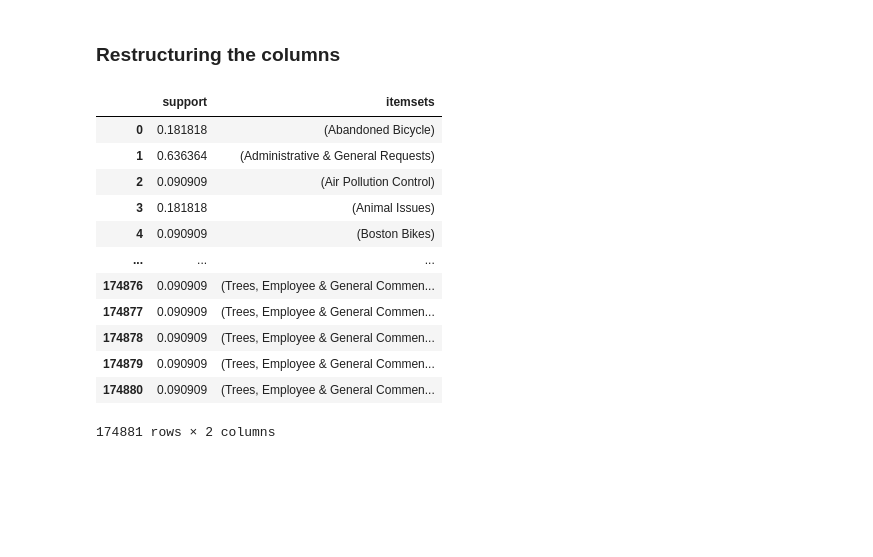
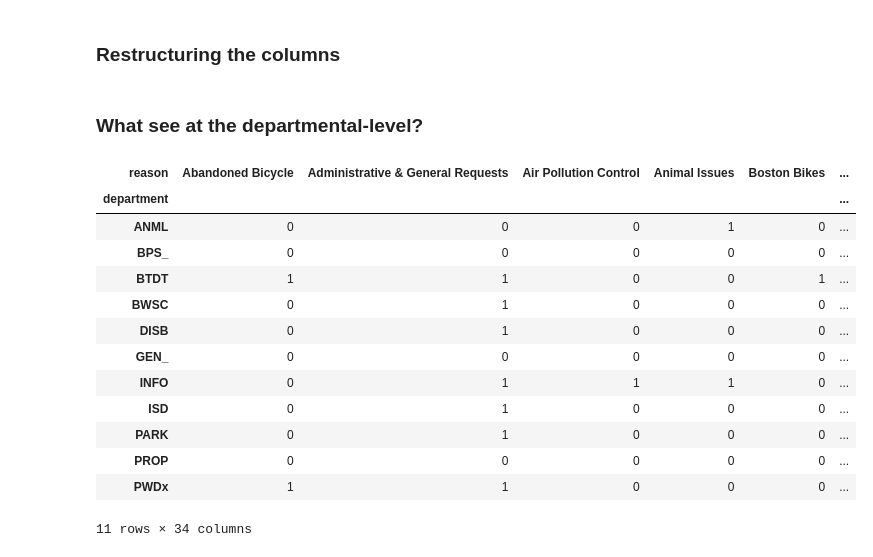
Before and after one commit to TheBharatha/Life-of-Py, a Jupyter notebook: Boston_Mayor/Boston_constituency.ipynb, the cells around one changed output. Cells and saved outputs as stored; diff of their text form; code cells hidden in the pictures; blank space fills up the shorter version.

```diff
--- a/Boston_Mayor/Boston_constituency.ipynb
+++ b/Boston_Mayor/Boston_constituency.ipynb
@@ -222,18 +222,3 @@ def cases(caseID):
 closeCase_collection =  closeCase.applymap(cases)
 
 frequent_cases = apriori(closeCase_collection, min_support = 0.01, use_colnames = True)
-frequent_cases
-# %% [output]
-|  | support | itemsets |
-| 0 | 0.181818 | (Abandoned Bicycle) |
-| 1 | 0.636364 | (Administrative & General Requests) |
-| 2 | 0.090909 | (Air Pollution Control) |
-| 3 | 0.181818 | (Animal Issues) |
-| 4 | 0.090909 | (Boston Bikes) |
-| ... | ... | ... |
-| 174876 | 0.090909 | (Trees, Employee & General Commen... |
-| 174877 | 0.090909 | (Trees, Employee & General Commen... |
-| 174878 | 0.090909 | (Trees, Employee & General Commen... |
-| 174879 | 0.090909 | (Trees, Employee & General Commen... |
-| 174880 | 0.090909 | (Trees, Employee & General Commen... |
-174881 rows × 2 columns
@@ -241,0 +225,19 @@ likely_conditions = association_rules(frequent_cases, metric = 'confidence', min
+# %% [markdown]
+### What see at the departmental-level?
+# %%
+closeCase_collection
+# %% [output]
+| reason | Abandoned Bicycle | Administrative & General Requests | Air Pollution Control | Animal Issues | Boston Bikes | ... |
+| department |  |  |  |  |  | ... |
+| ANML | 0 | 0 | 0 | 1 | 0 | ... |
+| BPS_ | 0 | 0 | 0 | 0 | 0 | ... |
+| BTDT | 1 | 1 | 0 | 0 | 1 | ... |
+| BWSC | 0 | 1 | 0 | 0 | 0 | ... |
+| DISB | 0 | 1 | 0 | 0 | 0 | ... |
+| GEN_ | 0 | 0 | 0 | 0 | 0 | ... |
+| INFO | 0 | 1 | 1 | 1 | 0 | ... |
+| ISD | 0 | 1 | 0 | 0 | 0 | ... |
+| PARK | 0 | 1 | 0 | 0 | 0 | ... |
+| PROP | 0 | 0 | 0 | 0 | 0 | ... |
+| PWDx | 1 | 1 | 0 | 0 | 0 | ... |
+11 rows × 34 columns
```
Also changed, not shown: parts of 4 cells of this notebook.
